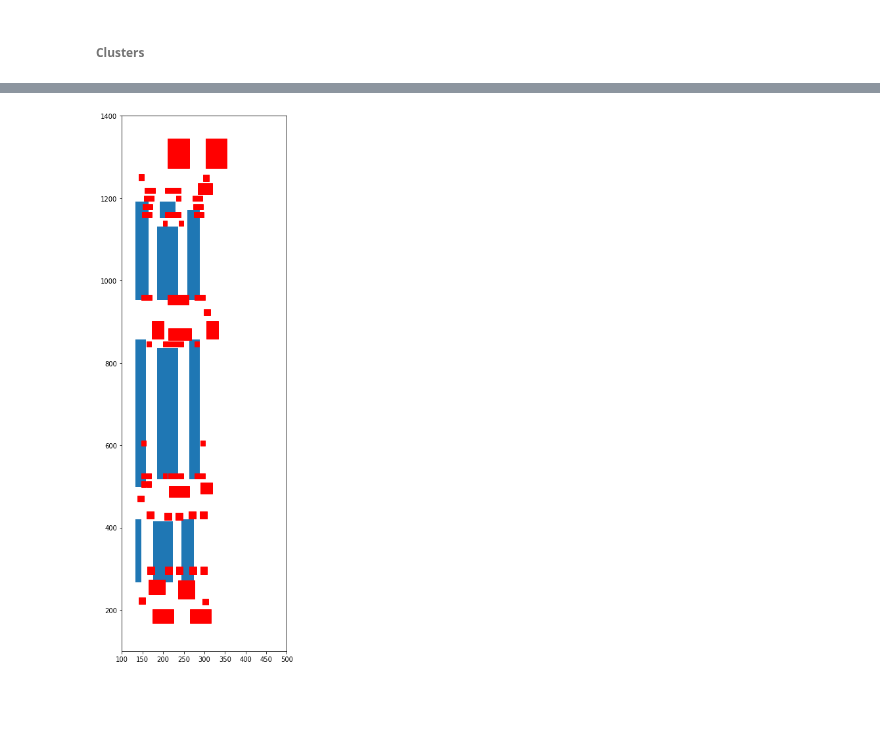
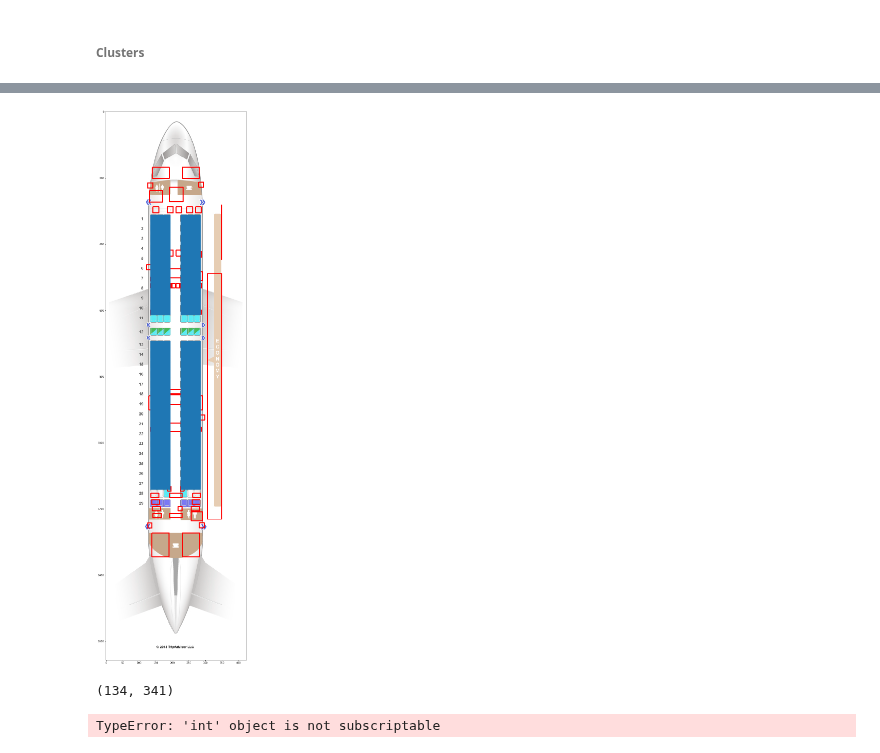
Before and after one commit to vincentnam/ProjetInterpromo2020G8, a Jupyter notebook: Jason_Daurat_notebook.ipynb, the cells around one changed output, grey strips where cells are left out. Drawn from its saved outputs; the diff is of its cells as text; code cells hidden in the pictures; blank space fills up the shorter version.

Commit message:
Add functions centroid

```diff
--- a/Jason_Daurat_notebook.ipynb
+++ b/Jason_Daurat_notebook.ipynb
@@ -844,3 +605,3 @@ plt.scatter(x, y, c=dbscan.labels_.astype(float), s=50, alpha=0.5)
 # %%
-dbscan = DBSCAN(eps=38, min_samples=3).fit(business_seat)
-plt.scatter(x_b, y_b, c=dbscan.labels_.astype(float), s=50, alpha=0.5)
+# dbscan = DBSCAN(eps=38, min_samples=3).fit(business_seat)
+# plt.scatter(x_b, y_b, c=dbscan.labels_.astype(float), s=50, alpha=0.5)
@@ -850,3 +608,3 @@ plt.scatter(x_b, y_b, c=dbscan.labels_.astype(float), s=50, alpha=0.5)
 # %%
-dbscan = DBSCAN(eps=38, min_samples=3).fit(business_seat + normal_seat)
-plt.scatter(x_b + x, y_b + y, c=dbscan.labels_.astype(float), s=50, alpha=0.5)
+# dbscan = DBSCAN(eps=38, min_samples=3).fit(business_seat + normal_seat)
+# plt.scatter(x_b + x, y_b + y, c=dbscan.labels_.astype(float), s=50, alpha=0.5)
@@ -856,4 +611,4 @@ plt.scatter(x_b + x, y_b + y, c=dbscan.labels_.astype(float), s=50, alpha=0.5)
 # %%
-rect_to_plot, corners_rect = clusters_to_rect(dbscan, np.array(business_seat + normal_seat))
+rect_to_plot, corners_rect = clusters_to_rect(dbscan, np.array(normal_seat))
 rect_to_plot
 # %% [output]
@@ -870,21 +619,19 @@ rect_to_plot
 # %%
-fig1 = plt.figure(figsize = (15,15))
-ax1 = fig1.add_subplot(111, aspect='equal')
-for rect in rect_to_plot:
-    ax1.add_patch(
-        patches.Rectangle(rect[0], rect[1], rect[2]))
+# fig1 = plt.figure(figsize = (15,15))
+# ax1 = fig1.add_subplot(111, aspect='equal')
+# for rect in rect_to_plot:
+#     ax1.add_patch(
+#         patches.Rectangle(rect[0], rect[1], rect[2]))
 
-for obs in obstacle:
-    ax1.add_patch(
-        patches.Rectangle((obs[0][1] - (obs[0][0] - obs[1][0]), obs[0][0] - (obs[0][0] - obs[1][0])), obs[1][1] - obs[0][1], obs[0][0] - obs[1][0], color = 'red'))
+# for obs in obstacle:
+#     ax1.add_patch(
+#         patches.Rectangle((obs[0][1] - (obs[0][0] - obs[1][0]), obs[0][0] - (obs[0][0] - obs[1][0])), obs[1][1] - obs[0][1], obs[0][0] - obs[1][0], color = 'red'))
 
 
-# x_coord = [i[0][0] for i in rect_to_plot]
-# y_coord = [i[0][1] for i in rect_to_plot]
-# plt.xlim(min(x_coord)-10,max(x_coord)+rect_to_plot[x_coord.index(max(x_coord))][1]+10)
-# plt.ylim(min(y_coord)-10,max(y_coord)+rect_to_plot[y_coord.index(max(y_coord))][2]+10)
-plt.xlim(100, 500)
-plt.ylim(100, 1400)
-plt.show()
+# # x_coord = [i[0][0] for i in rect_to_plot]
+# # y_coord = [i[0][1] for i in rect_to_plot]
+# # plt.xlim(min(x_coord)-10,max(x_coord)+rect_to_plot[x_coord.index(max(x_coord))][1]+10)
+# # plt.ylim(min(y_coord)-10,max(y_coord)+rect_to_plot[y_coord.index(max(y_coord))][2]+10)
+# plt.xlim(100, 500)
+# plt.ylim(100, 1400)
+# plt.show()
-# %% [output]
-[figure, removed]
@@ -890,0 +673,25 @@ plt.show()
+# %%
+fig1 = plt.figure(figsize=(20, 40))
+ax1 = fig1.add_subplot(111, aspect='equal')
+for rect in rect_to_plot:
+    ax1.add_patch(
+        patches.Rectangle(rect[0], rect[1], rect[2]))
+# x_coord = [i[0][0] for i in r]
+# y_coord = [i[0][1] for i in r]
+# plt.xlim(min(x_coord)-10,max(x_coord)+r[x_coord.index(max(x_coord))][1]+10)
+# plt.ylim(min(y_coord)-10,max(y_coord)+r[y_coord.index(max(y_coord))][2]+10)
+# plt.xlim(0,500)
+img_rgb = plt.imread(path_to_plane +
+                     plane)
+# plt.imshow(img_rgb)
+img_cv = cv2.imread(path_to_plane +
+                     plane)
+for obs in obstacle:
+    A_point = obs[0][1], obs[0][0]
+    B_point = obs[1][1], obs[1][0]
+    img_cv = cv2.rectangle(img_cv, A_point, B_point, (255, 0, 0), 2)
+# plt.figure(figsize=(20,40))
+plt.imshow(img_cv)
+plt.show()
+# %% [output]
+[figure, added]
@@ -890,0 +724,8 @@ plt.show()
+# %%
+normal_seat[0]
+# %% [output]
+(134, 341)
+# %%
+dist, coord = path_three_segment(centroid_seat(normal_seat[0]), centroid_obstacle((134, 371)),  rect_to_plot)
+# %% [output]
+TypeError: 'int' object is not subscriptable
```
Also changed, not shown: parts of 30 cells of this notebook.
